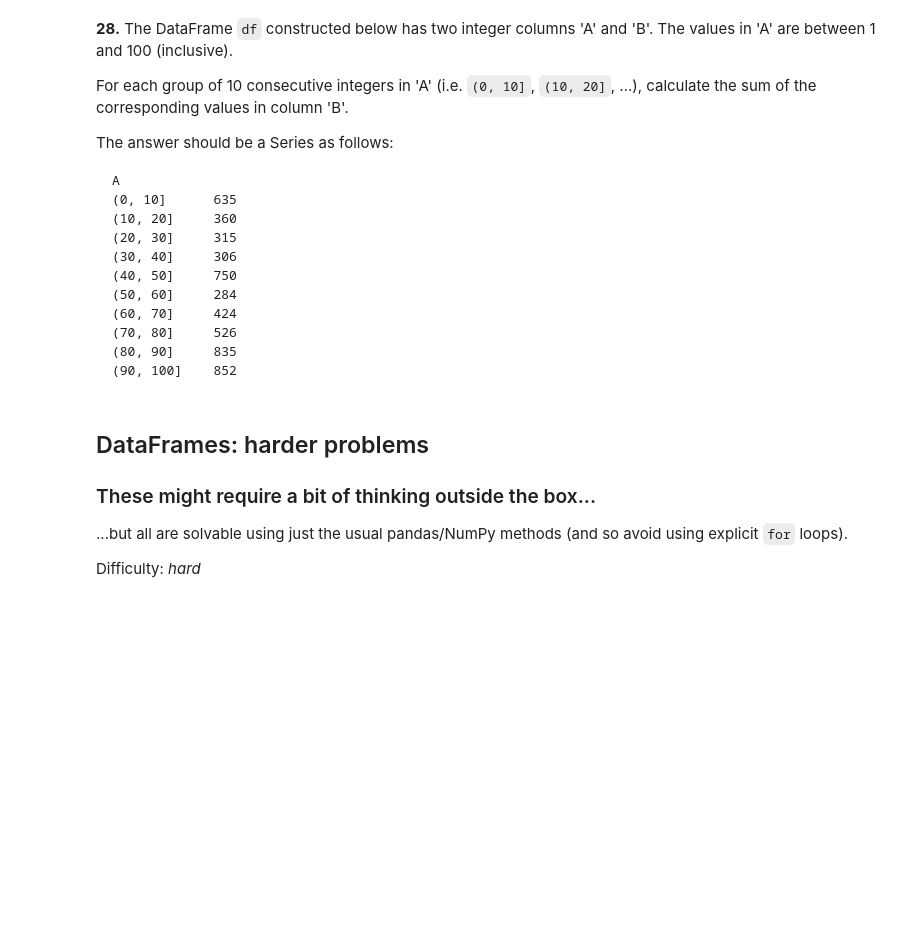
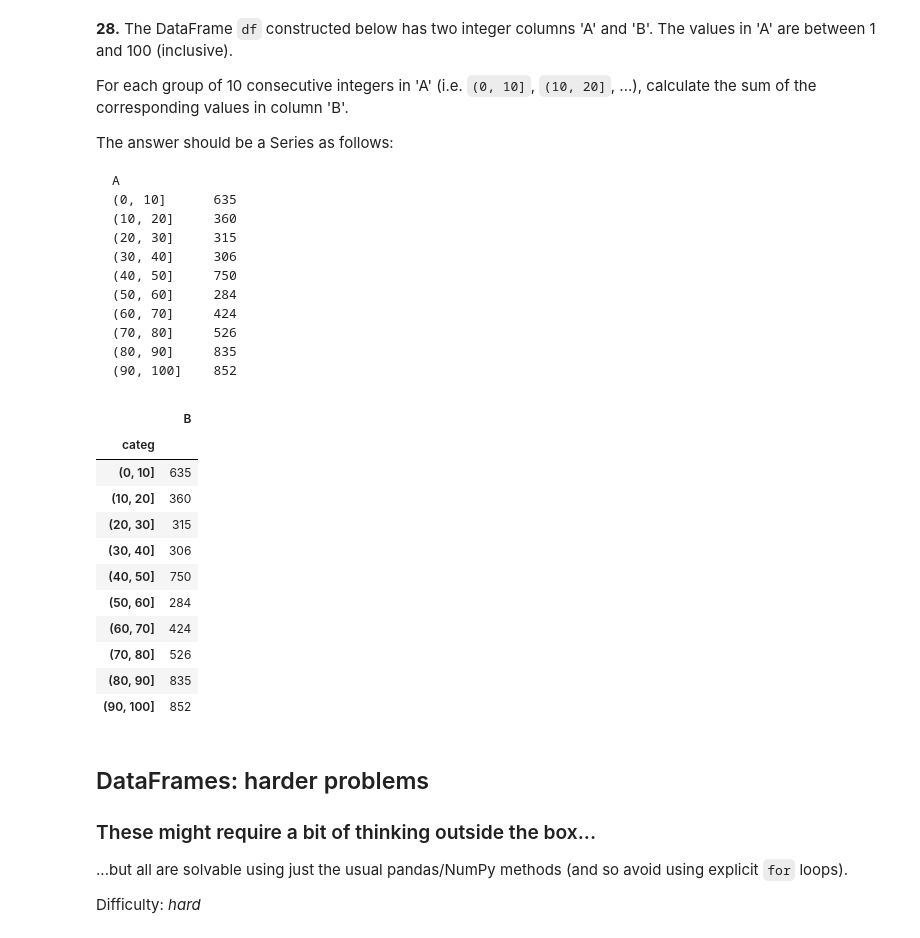
Before and after one commit to DataSpi/100-pandas-puzzles, a Jupyter notebook: 100-pandas-puzzles.ipynb, the cells around one changed output. Drawn from its saved outputs; the diff is of its cells as text; code cells hidden in the pictures; blank space fills up the shorter version.

Commit message:
yeah, I've survived through the medium dataframe problems

```diff
--- a/100-pandas-puzzles.ipynb
+++ b/100-pandas-puzzles.ipynb
@@ -481,3 +477,23 @@ df = pd.DataFrame(np.random.RandomState(8765).randint(1, 101, size=(100, 2)), co
+# %%
+import pandas as pd
+import numpy as np
+df = pd.DataFrame(np.random.RandomState(8765).randint(1, 101, size=(100, 2)), columns = ["A", "B"])
+
+df['categ'] = pd.cut(x=df.A, bins=[x*10 for x in range(11)])
+df.groupby('categ').agg({'B':'sum'}) # yeah, I've survived through the medium problems
+# %% [output]
+|  | B |
+| categ |  |
+| (0, 10] | 635 |
+| (10, 20] | 360 |
+| (20, 30] | 315 |
+| (30, 40] | 306 |
+| (40, 50] | 750 |
+| (50, 60] | 284 |
+| (60, 70] | 424 |
+| (70, 80] | 526 |
+| (80, 90] | 835 |
+| (90, 100] | 852 |
 # %% [markdown]
 ## DataFrames: harder problems
 
```
Also changed, not shown: parts of 1 cell of this notebook.
